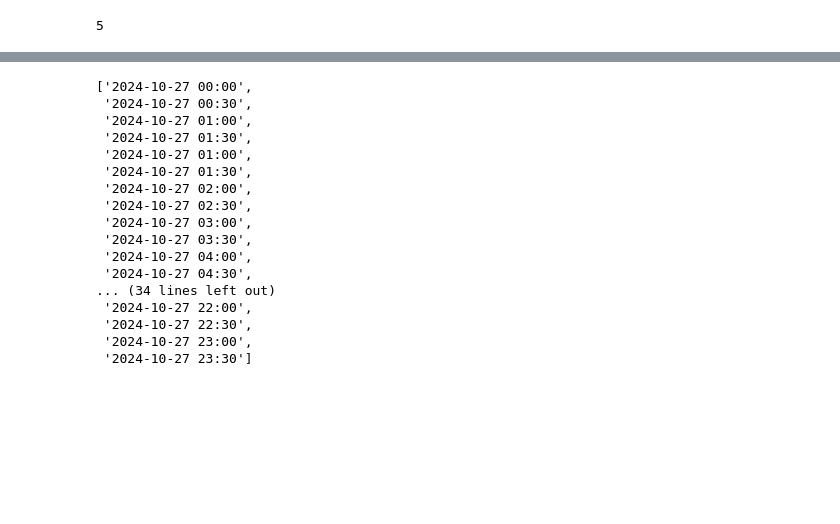
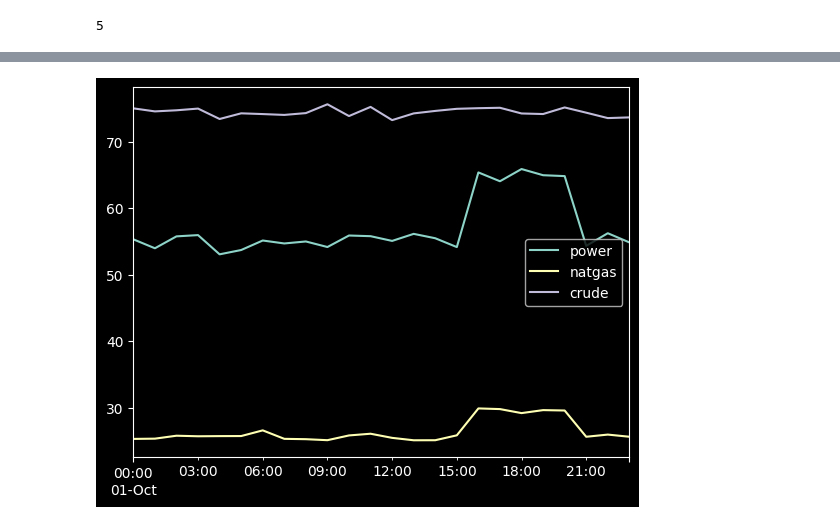
Before and after one commit to miller-moore/commodity-trading, a Jupyter notebook: notebooks/test.ipynb, the cells around one changed output, grey strips where cells are left out. Drawn from its saved outputs; the diff is of its cells as text; code cells hidden in the pictures; blank space fills up the shorter version.

Commit message:
Update test notebook for commodity price generation

```diff
--- a/notebooks/test.ipynb
+++ b/notebooks/test.ipynb
@@ -91,23 +31,3 @@ DatetimeIndex(['2024-10-27 00:00:00+01:00', '2024-10-27 00:30:00+01:00',
                '2024-10-27 22:00:00+00:00', '2024-10-27 22:30:00+00:00',
                '2024-10-27 23:00:00+00:00', '2024-10-27 23:30:00+00:00'],
               dtype='datetime64[ns, Europe/London]', freq=None)
-# %%
-[t.strftime("%Y-%m-%d %H:%M") for t in ts]
-# %% [output]
-['2024-10-27 00:00',
- '2024-10-27 00:30',
- '2024-10-27 01:00',
- '2024-10-27 01:30',
- '2024-10-27 01:00',
- '2024-10-27 01:30',
- '2024-10-27 02:00',
- '2024-10-27 02:30',
- '2024-10-27 03:00',
- '2024-10-27 03:30',
- '2024-10-27 04:00',
- '2024-10-27 04:30',
-... (34 lines left out)
- '2024-10-27 22:00',
- '2024-10-27 22:30',
- '2024-10-27 23:00',
- '2024-10-27 23:30']
@@ -113,0 +113,7 @@ DatetimeIndex(['2024-10-27 00:00:00+01:00', '2024-10-27 00:30:00+01:00',
+# %%
+import matplotlib.pyplot as plt
+
+df_prices.plot()
+plt.show()
+# %% [output]
+[figure, added]
```
Also changed, not shown: parts of 9 cells of this notebook.
